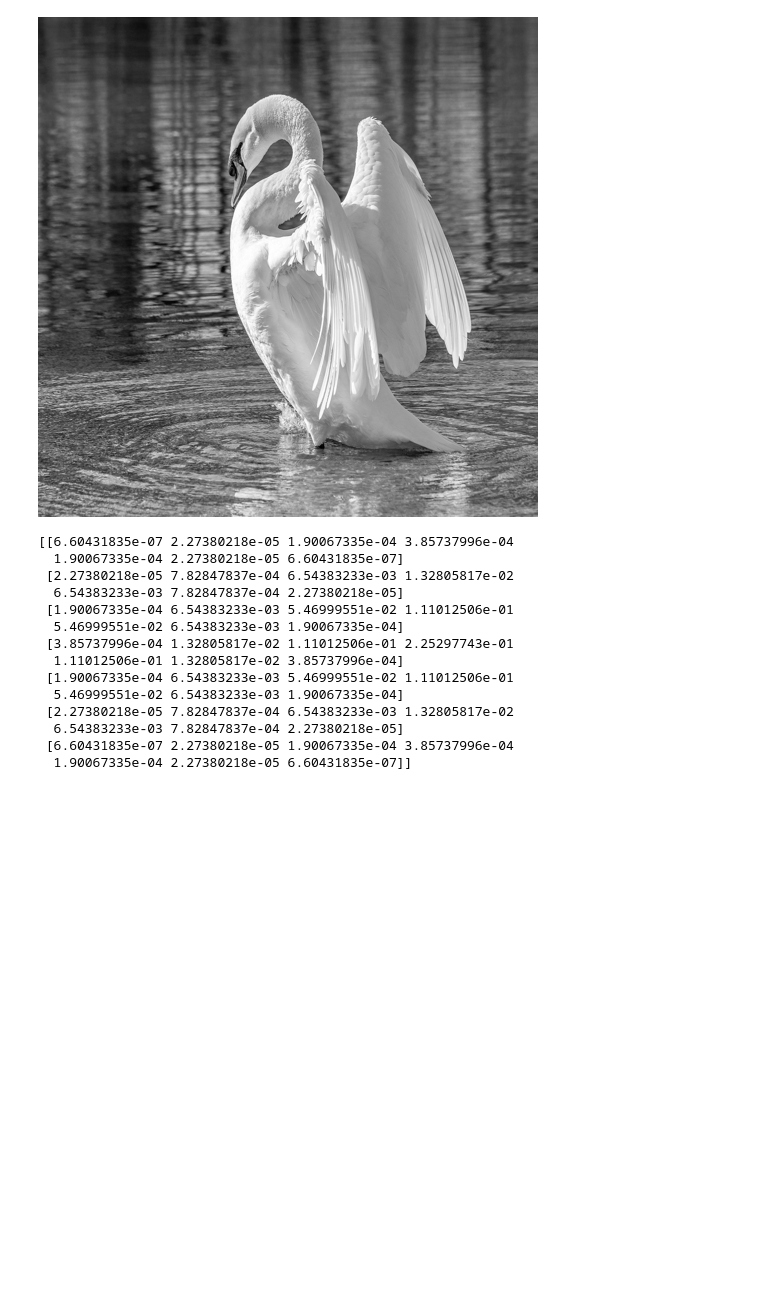
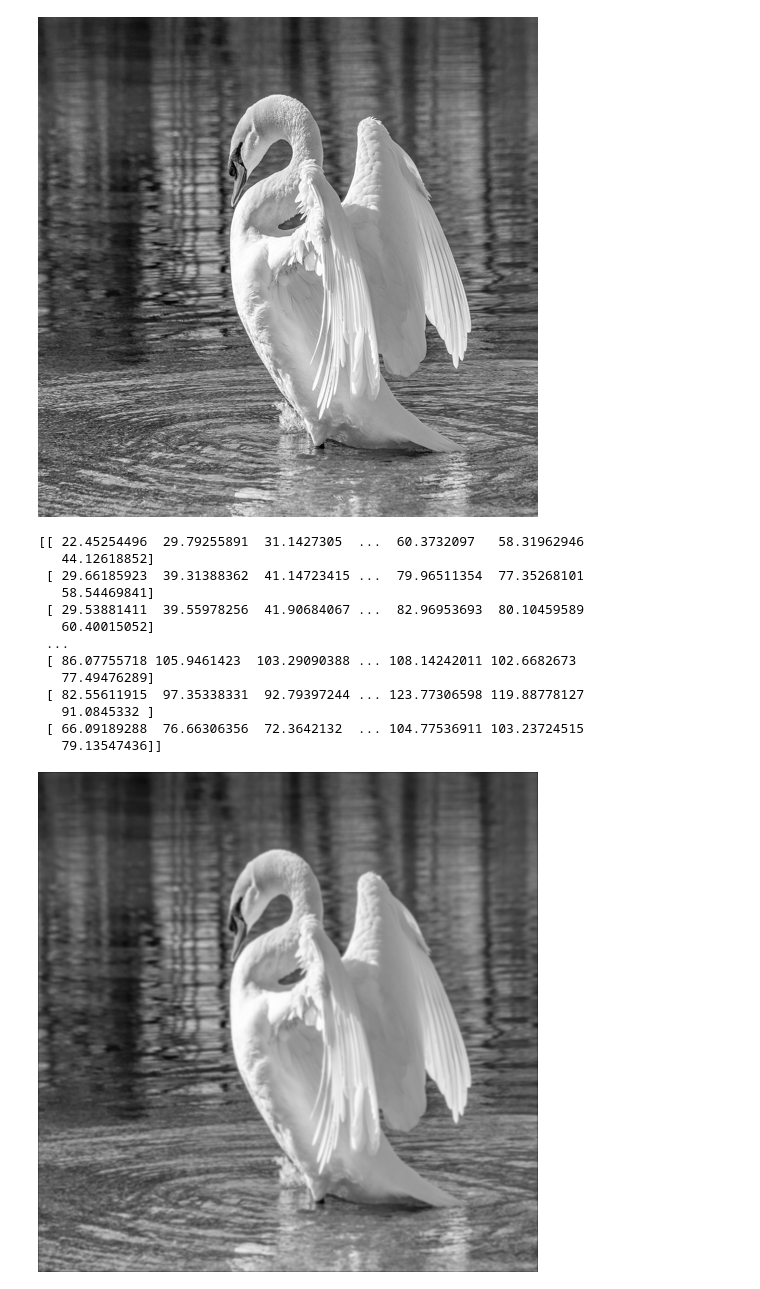
Before and after one commit to travisyx/canny-edge-detector, a Jupyter notebook: segment.ipynb, the cells around one changed output. Saved outputs shown, nothing was run; the diff lists cells and outputs as text; code cells hidden in the pictures; blank space fills up the shorter version.

Commit message:
Finished Gaussian blur

```diff
--- a/segment.ipynb
+++ b/segment.ipynb
@@ -4,7 +4,7 @@ import cv2 as cv
 from matplotlib import pyplot as plt
 from PIL import Image
 # %%
-class Segment():
+class Picture():
     def __init__(self, url, x_dim=500, y_dim=500):
         '''
         Notes:
@@ -68,6 +68,9 @@ class Segment():
         return self.img
 
     def get_intensities(self):
+        if not self.have_intensities:
+            self._grayscale_luma()
+            self.have_intensities = True
         return self.intensities
 
     def show_image(self):
@@ -79,8 +82,12 @@ class Segment():
             self._grayscale_luma()
         image = Image.fromarray(self._image_from_intensities().astype(np.uint8))
         display(image)
+
+    def show_image_from_intensities(self, intensities):
+        image = Image.fromarray(intensities.astype(np.uint8))
+        display(image)
 # %%
-tmp = Segment('swan.jpg')
+tmp = Picture('swan.jpg')
 # %%
 tmp.show_image()
 # %% [output]
@@ -121,19 +161,22 @@ class GaussianBlur:
 # %%
-gb = GaussianBlur(0.84049642,7)
-test = gb.get_kernel()
+gb = GaussianBlur(0.84049642,9)
+test = gb.apply(tmp)
 print(test)
 # %% [output]
-[[6.60431835e-07 2.27380218e-05 1.90067335e-04 3.85737996e-04
-  1.90067335e-04 2.27380218e-05 6.60431835e-07]
- [2.27380218e-05 7.82847837e-04 6.54383233e-03 1.32805817e-02
-  6.54383233e-03 7.82847837e-04 2.27380218e-05]
- [1.90067335e-04 6.54383233e-03 5.46999551e-02 1.11012506e-01
-  5.46999551e-02 6.54383233e-03 1.90067335e-04]
- [3.85737996e-04 1.32805817e-02 1.11012506e-01 2.25297743e-01
-  1.11012506e-01 1.32805817e-02 3.85737996e-04]
- [1.90067335e-04 6.54383233e-03 5.46999551e-02 1.11012506e-01
-  5.46999551e-02 6.54383233e-03 1.90067335e-04]
- [2.27380218e-05 7.82847837e-04 6.54383233e-03 1.32805817e-02
-  6.54383233e-03 7.82847837e-04 2.27380218e-05]
- [6.60431835e-07 2.27380218e-05 1.90067335e-04 3.85737996e-04
-  1.90067335e-04 2.27380218e-05 6.60431835e-07]]
+[[ 22.45254496  29.79255891  31.1427305  ...  60.3732097   58.31962946
+   44.12618852]
+ [ 29.66185923  39.31388362  41.14723415 ...  79.96511354  77.35268101
+   58.54469841]
+ [ 29.53881411  39.55978256  41.90684067 ...  82.96953693  80.10459589
+   60.40015052]
+ ...
+ [ 86.07755718 105.9461423  103.29090388 ... 108.14242011 102.6682673
+   77.49476289]
+ [ 82.55611915  97.35338331  92.79397244 ... 123.77306598 119.88778127
+   91.0845332 ]
+ [ 66.09189288  76.66306356  72.3642132  ... 104.77536911 103.23724515
+   79.13547436]]
+# %%
+tmp.show_image_from_intensities(test)
+# %% [output]
+[figure, added]
```
Also changed, not shown: parts of 1 cell of this notebook.
